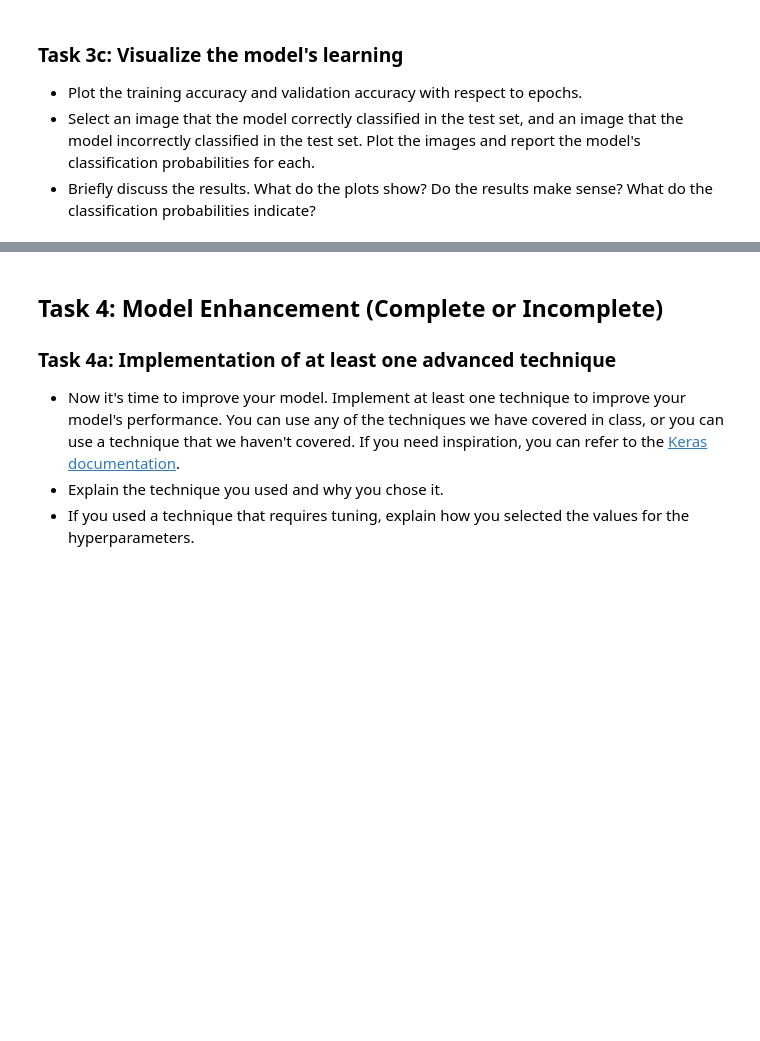
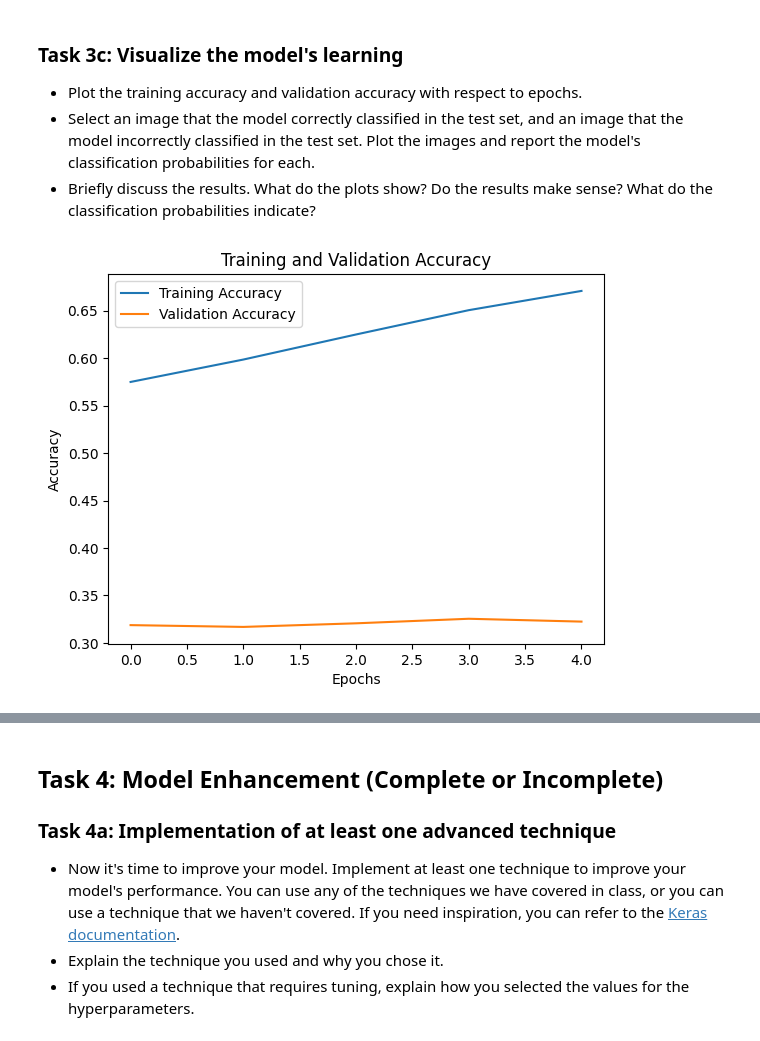
Before and after one commit to shyeolekar5/deep_learning, a Jupyter notebook: 02_activities/assignments/assignment_1.ipynb, the cells around one changed output, grey strips where cells are left out. Saved outputs shown, nothing was run; the diff lists cells and outputs as text; code cells hidden in the pictures; blank space fills up the shorter version.

```diff
--- a/02_activities/assignments/assignment_1.ipynb
+++ b/02_activities/assignments/assignment_1.ipynb
@@ -102,2 +144,8 @@ plt.show()
 # %%
-# Your Code Here
+#One hot encoding for labels
+from tensorflow.keras.utils import to_categorical
+
+print(f'Before one-hot encoding: {y_train[0]}')
+y_train = to_categorical(y_train, num_classes=100)
+y_test = to_categorical(y_test, num_classes=100)
+print(f'After one-hot encoding: {y_train[0]}')
@@ -103,0 +159,10 @@ plt.show()
+# %%
+#Split training set into training and validation set
+from sklearn.model_selection import train_test_split
+
+x_training, x_validate, y_training, y_validate = train_test_split(
+    x_train,
+    y_train,
+    test_size=0.2, # 20% of the data is used for validation
+    random_state=42 # Providing a value here means getting the same "random" split every time
+)
@@ -116,7 +235,12 @@ plt.show()
 - <b>Loss function:</b> ______
 - <b>Optimizer:</b> ______
 # %%
-# Your Code Here
+# Compile
+model.compile(
+    loss='categorical_crossentropy', # Loss function used because we have one-hot coded labels
+    optimizer='Adam', # Adam optimizer adjusts learning rate automatically
+    metrics=['accuracy'] # Metrics to evaluate the model
+)
 # %% [markdown]
 ## Task 3: Model Training and Evaluation (Complete or Incomplete)
 ### Task 3a: Train the Model
@@ -125,4 +249,11 @@ plt.show()
 - Use a batch size of 32.
 - Use the validation set for validation.
 # %%
-# Your Code Here
+# Training model
+history = model.fit(
+    x_training, # Training data
+    y_training, # Training labels
+    epochs=5, # Number of epochs
+    batch_size=32, # Number of samples per batch
+    validation_data=(x_validate, y_validate) # data for validation
+)
@@ -146,4 +296,13 @@ plt.show()
 - Select an image that the model correctly classified in the test set, and an image that the model incorrectly classified in the test set. Plot the images and report the model's classification probabilities for each.
 - Briefly discuss the results. What do the plots show? Do the results make sense? What do the classification probabilities indicate?
 # %%
-# Your Code Here
+# Plot accuracy with respect to epochs
+plt.plot(history.history['accuracy'], label='Training Accuracy')  # Training accuracy over epochs
+plt.plot(history.history['val_accuracy'], label='Validation Accuracy')  # Validation accuracy over epochs
+plt.title('Training and Validation Accuracy')
+plt.xlabel('Epochs')
+plt.ylabel('Accuracy')
+plt.legend()
+plt.show()
+# %% [output]
+[figure, added]
```
Also changed, not shown: parts of 12 cells of this notebook.
